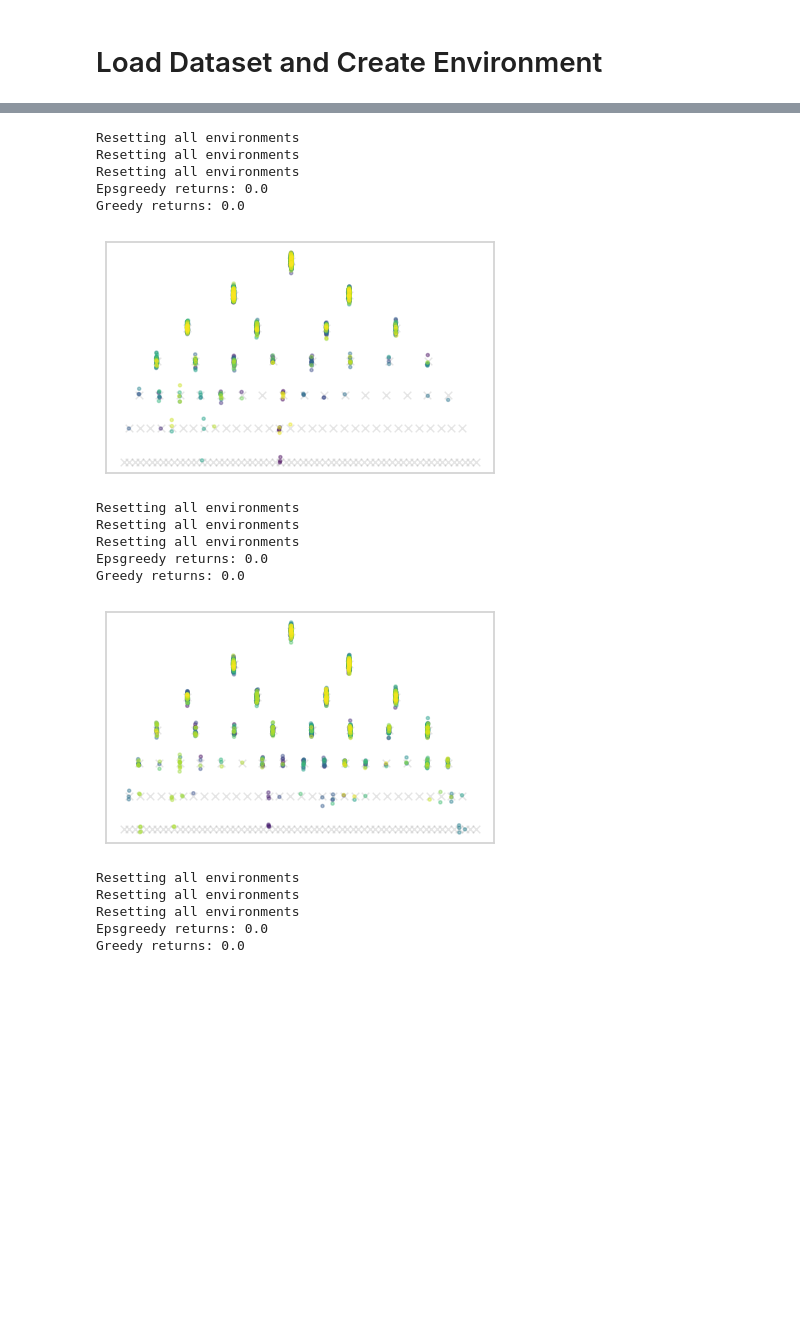
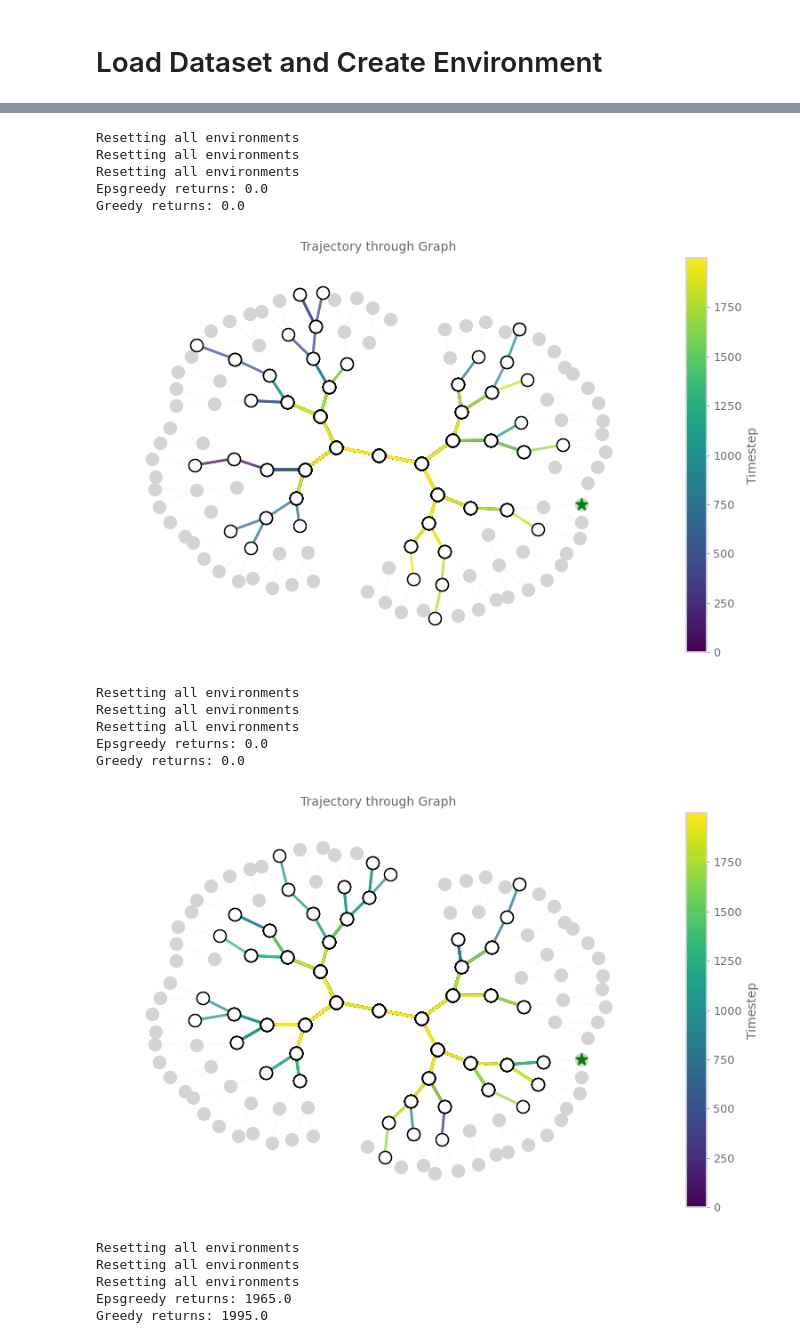
Before and after one commit to chingf/icl-maze, a Jupyter notebook: notebooks/01_plot_trajectories.ipynb, the cells around one changed output, grey strips where cells are left out. Drawn from its saved outputs; the diff is of its cells as text; code cells hidden in the pictures; blank space fills up the shorter version.

```diff
--- a/notebooks/01_plot_trajectories.ipynb
+++ b/notebooks/01_plot_trajectories.ipynb
@@ -61,6 +61,7 @@ model_config = {
 }
 # %%
 from src.models.transformer_end_query import Transformer
+model_config['initialization_seed'] = 0
 model = Transformer(**model_config)
 checkpoint = torch.load(path_to_pkl)
 model.load_state_dict(checkpoint['state_dict'])
@@ -69,7 +70,7 @@ model = model.to('cuda')
 # %% [markdown]
 # Load Dataset and Create Environment
 # %%
-n_eval_envs = 5 #50
+n_eval_envs = 50
 
 is_h5_file = eval_dset_path.endswith('.h5')
 if is_h5_file:
@@ -90,7 +91,7 @@ else:  # Pickle file
 # %%
 eval_func = EvalCntrees()
 # %%
-i_eval = 3
+i_eval = 4
 traj = eval_trajs[i_eval]
 env_config = {
     'max_layers': 7,
@@ -101,3 +102,4 @@ env_config = {
     'initialization_seed': np.array(traj['initialization_seed']).item()
 }
 env = eval_func.create_env(env_config, np.array(traj['goal']), i_eval)
+print(traj['context_rewards'][:1000].sum())
@@ -221,32 +246,39 @@ def plot_trajectory(obs, env):
 # %%
 env_config['offline_eval_episodes'] = 1
 env.horizon = 2000
-for context_length in [1, 200, 300, 1000]:
+for context_length in [1, 300, 1000]:
     _traj = {}
     for k in traj.keys():
         if 'context' in k:
             val = traj[k][:context_length]
         else:
             val = traj[k]
         _traj[k] = val
 
     _, all_obs = offline(_traj, model, env_config, env)
-    plot_trajectory(all_obs[0], env)
+    path = []
+    for observation in all_obs[0]:
+        if not isinstance(observation, list):
+            observation = observation.tolist()
+        node = env.node_map[tuple(observation)]
+        path.append((node.layer, node.pos))
+
+    plot_trajectory(env.to_networkx(), path)
 # %% [output]
 Resetting all environments
 Resetting all environments
 Resetting all environments
 Epsgreedy returns: 0.0
 Greedy returns: 0.0
-[figure, old version]
+[figure, new version]
 Resetting all environments
 Resetting all environments
 Resetting all environments
 Epsgreedy returns: 0.0
 Greedy returns: 0.0
-[figure, old version]
+[figure, new version]
 Resetting all environments
 Resetting all environments
 Resetting all environments
-Epsgreedy returns: 0.0
-Greedy returns: 0.0
+Epsgreedy returns: 1965.0
+Greedy returns: 1995.0
```
Also changed, not shown: parts of 9 cells of this notebook, 31 other files.
